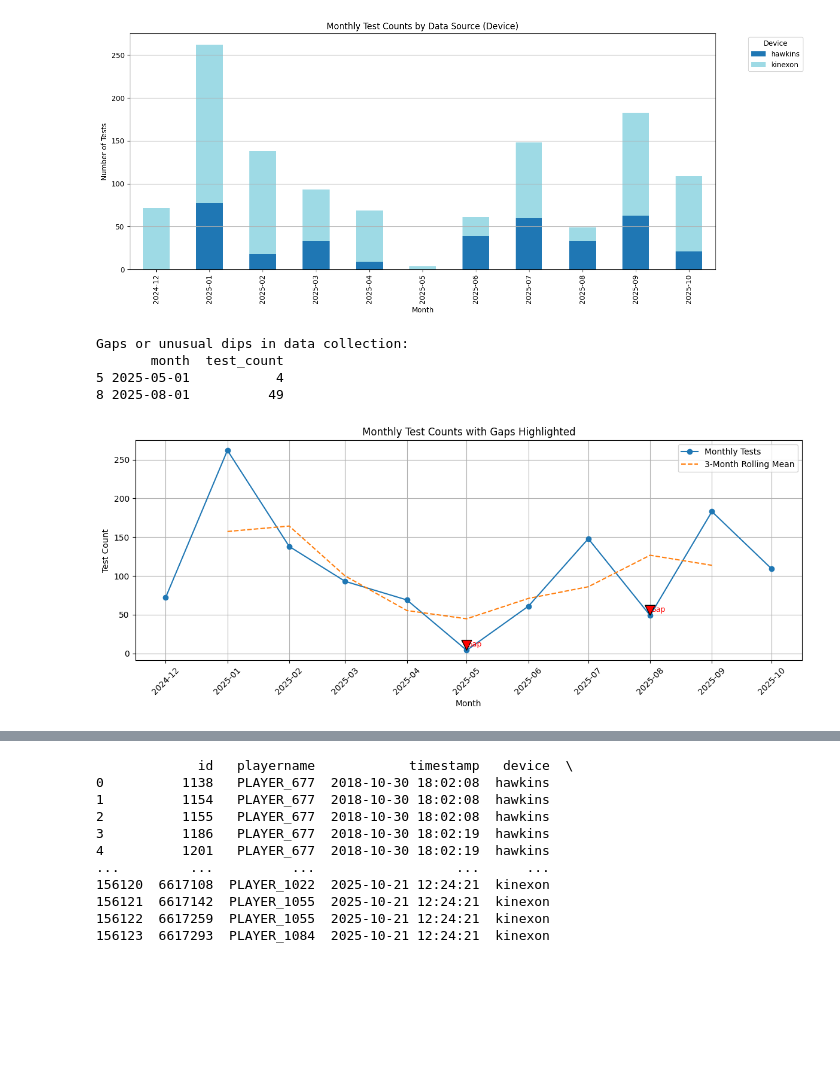
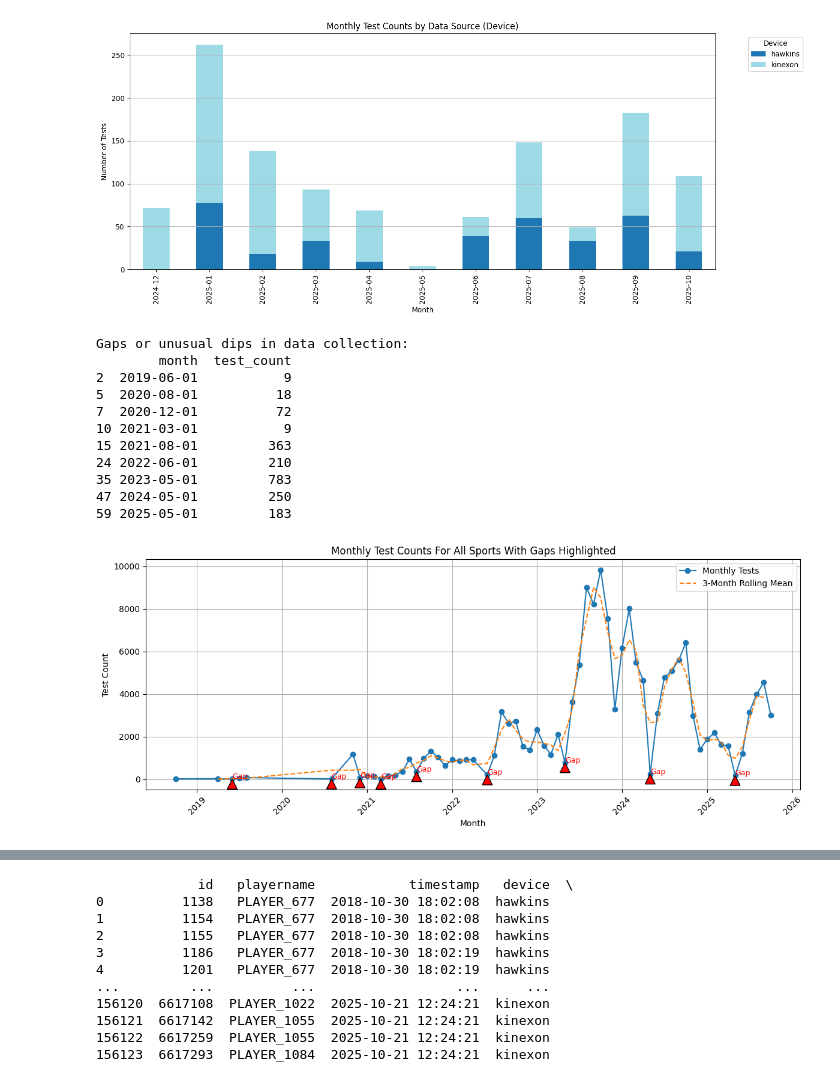
Before and after one commit to briggsprashar/sports_metric_analysis, a Jupyter notebook: scripts/part3.2_viz_comparison.ipynb, the cells around one changed output, grey strips where cells are left out. Cells and saved outputs as stored; diff of their text form; code cells hidden in the pictures; blank space fills up the shorter version.

```diff
--- a/scripts/part3.2_viz_comparison.ipynb
+++ b/scripts/part3.2_viz_comparison.ipynb
@@ -236,7 +246,7 @@ plt.show()
 # 3.3C Identify gaps or unusual patterns in data collection
 
 # Load dataset and ensure timestamps are valid
-df = pd.read_csv('../raw/selected_players_data.csv')
+df = pd.read_csv('../raw/fivemetrics_allsports.csv')
 df['timestamp'] = pd.to_datetime(df['timestamp'], errors='coerce')
 
 # Keep only rows with valid timestamps
@@ -252,35 +262,42 @@ monthly_counts = df.groupby('month').size().reset_index(name='test_count')
 monthly_counts['rolling_mean'] = monthly_counts['test_count'].rolling(window=3, center=True).mean()
 monthly_counts['is_gap'] = monthly_counts['test_count'] < 0.5 * monthly_counts['rolling_mean']
 
 # Identify months with gaps or zero tests
 gaps = monthly_counts[monthly_counts['is_gap'] | (monthly_counts['test_count'] == 0)]
 print("Gaps or unusual dips in data collection:")
 print(gaps[['month', 'test_count']])
 
 # Plot monthly test counts with rolling mean and highlight gaps
 plt.figure(figsize=(12, 5))
 plt.plot(monthly_counts['month'], monthly_counts['test_count'], marker='o', label='Monthly Tests')
 plt.plot(monthly_counts['month'], monthly_counts['rolling_mean'], linestyle='--', label='3-Month Rolling Mean')
 
 # Annotate gaps on the plot
 for _, row in gaps.iterrows():
     plt.annotate('Gap',
                  xy=(row['month'], row['test_count']),
                  xytext=(row['month'], row['test_count'] + 5),
                  arrowprops=dict(facecolor='red', shrink=0.05),
                  fontsize=9, color='red')
 
-plt.title("Monthly Test Counts with Gaps Highlighted")
+plt.title("Monthly Test Counts For All Sports With Gaps Highlighted")
 plt.xlabel("Month")
 plt.ylabel("Test Count")
 plt.xticks(rotation=45)
 plt.grid(True)
 plt.legend()
 plt.tight_layout()
 plt.show()
 # %% [output]
 Gaps or unusual dips in data collection:
-       month  test_count
-5 2025-05-01           4
-8 2025-08-01          49
+        month  test_count
+2  2019-06-01           9
+5  2020-08-01          18
+7  2020-12-01          72
+10 2021-03-01           9
+15 2021-08-01         363
+24 2022-06-01         210
+35 2023-05-01         783
+47 2024-05-01         250
+59 2025-05-01         183
-[figure, old version]
+[figure, new version]
```
Also changed, not shown: parts of 4 cells of this notebook, 2 other files.
